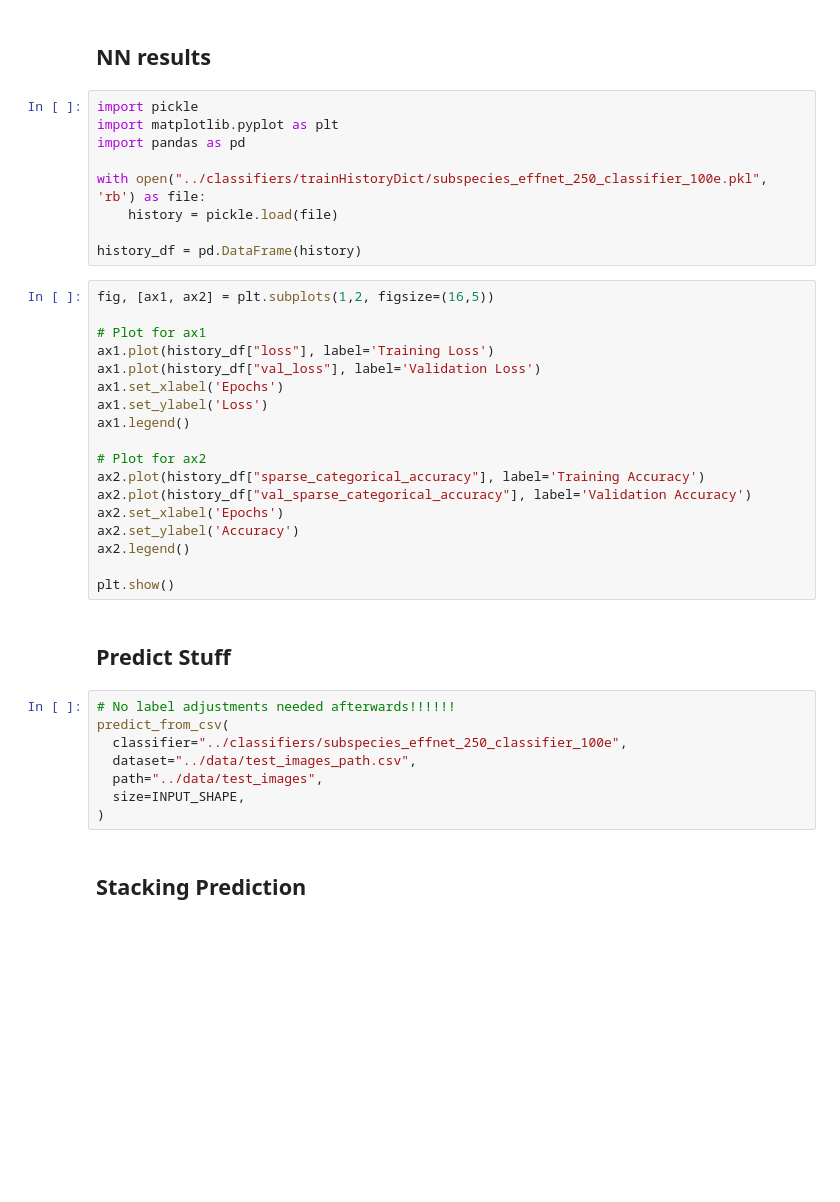
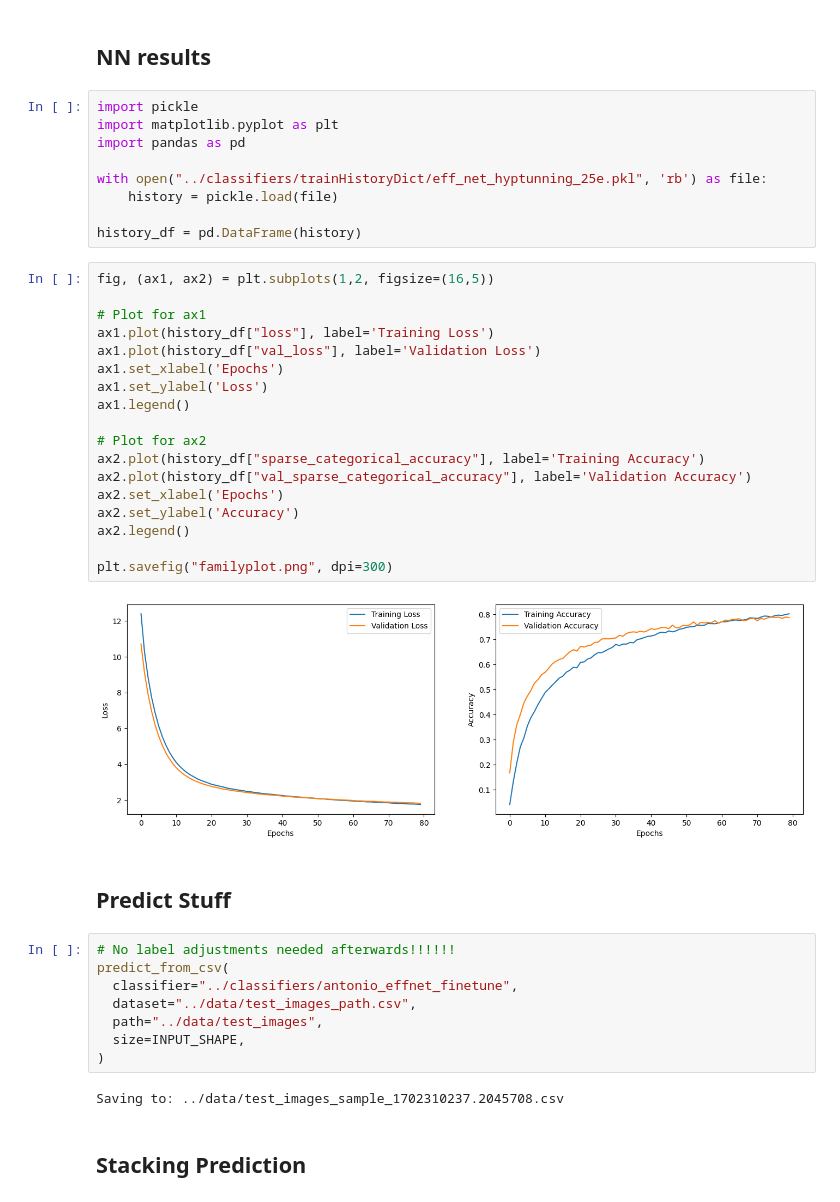
Before and after one commit to oliverweissl/Applied-Machine-Learning-Project, a Jupyter notebook: notebooks/4_basic_ml_pipeline.ipynb, the cells around one changed output. Cells and saved outputs as stored; diff of their text form; blank space fills up the shorter version.

```diff
--- a/notebooks/4_basic_ml_pipeline.ipynb
+++ b/notebooks/4_basic_ml_pipeline.ipynb
@@ -96,38 +132,42 @@ import pickle
 import matplotlib.pyplot as plt
 import pandas as pd
 
-with open("../classifiers/trainHistoryDict/subspecies_effnet_250_classifier_100e.pkl", 'rb') as file:
+with open("../classifiers/trainHistoryDict/eff_net_hyptunning_25e.pkl", 'rb') as file:
     history = pickle.load(file)
 
 history_df = pd.DataFrame(history)
 # %%
-fig, [ax1, ax2] = plt.subplots(1,2, figsize=(16,5))
+fig, (ax1, ax2) = plt.subplots(1,2, figsize=(16,5))
 
 # Plot for ax1
 ax1.plot(history_df["loss"], label='Training Loss')
 ax1.plot(history_df["val_loss"], label='Validation Loss')
 ax1.set_xlabel('Epochs')
 ax1.set_ylabel('Loss')
 ax1.legend()
 
 # Plot for ax2
 ax2.plot(history_df["sparse_categorical_accuracy"], label='Training Accuracy')
 ax2.plot(history_df["val_sparse_categorical_accuracy"], label='Validation Accuracy')
 ax2.set_xlabel('Epochs')
 ax2.set_ylabel('Accuracy')
 ax2.legend()
 
-plt.show()
+plt.savefig("familyplot.png", dpi=300)
+# %% [output]
+[figure, added]
 # %% [markdown]
 ## Predict Stuff
 # %%
 # No label adjustments needed afterwards!!!!!!
 predict_from_csv(
-  classifier="../classifiers/subspecies_effnet_250_classifier_100e",
+  classifier="../classifiers/antonio_effnet_finetune",
   dataset="../data/test_images_path.csv",
   path="../data/test_images",
   size=INPUT_SHAPE,
 )
+# %% [output]
+Saving to: ../data/test_images_sample_1702310237.2045708.csv
 # %% [markdown]
 ## Stacking Prediction
 # %%
```
Also changed, not shown: parts of 6 cells of this notebook, 9 other files.
